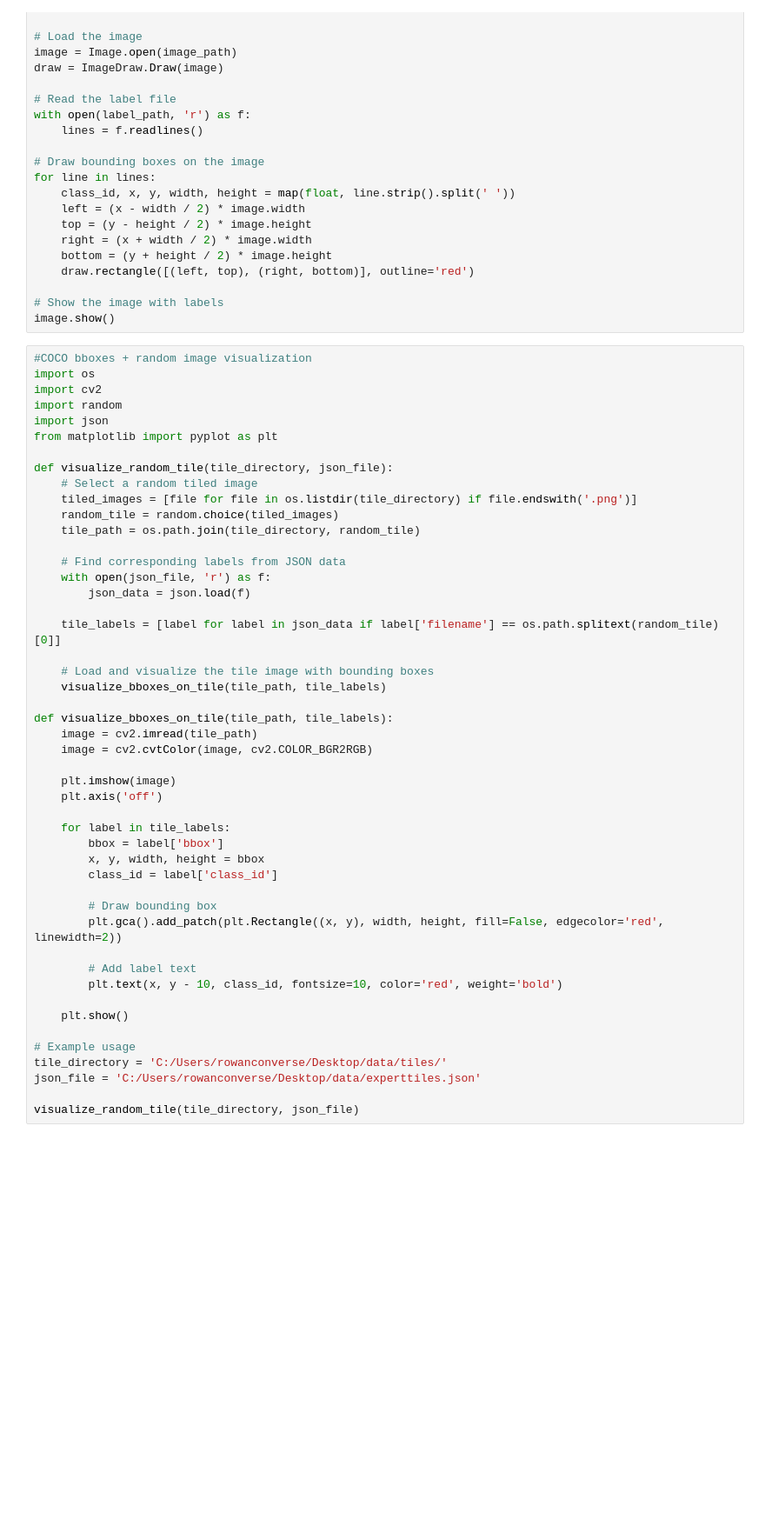
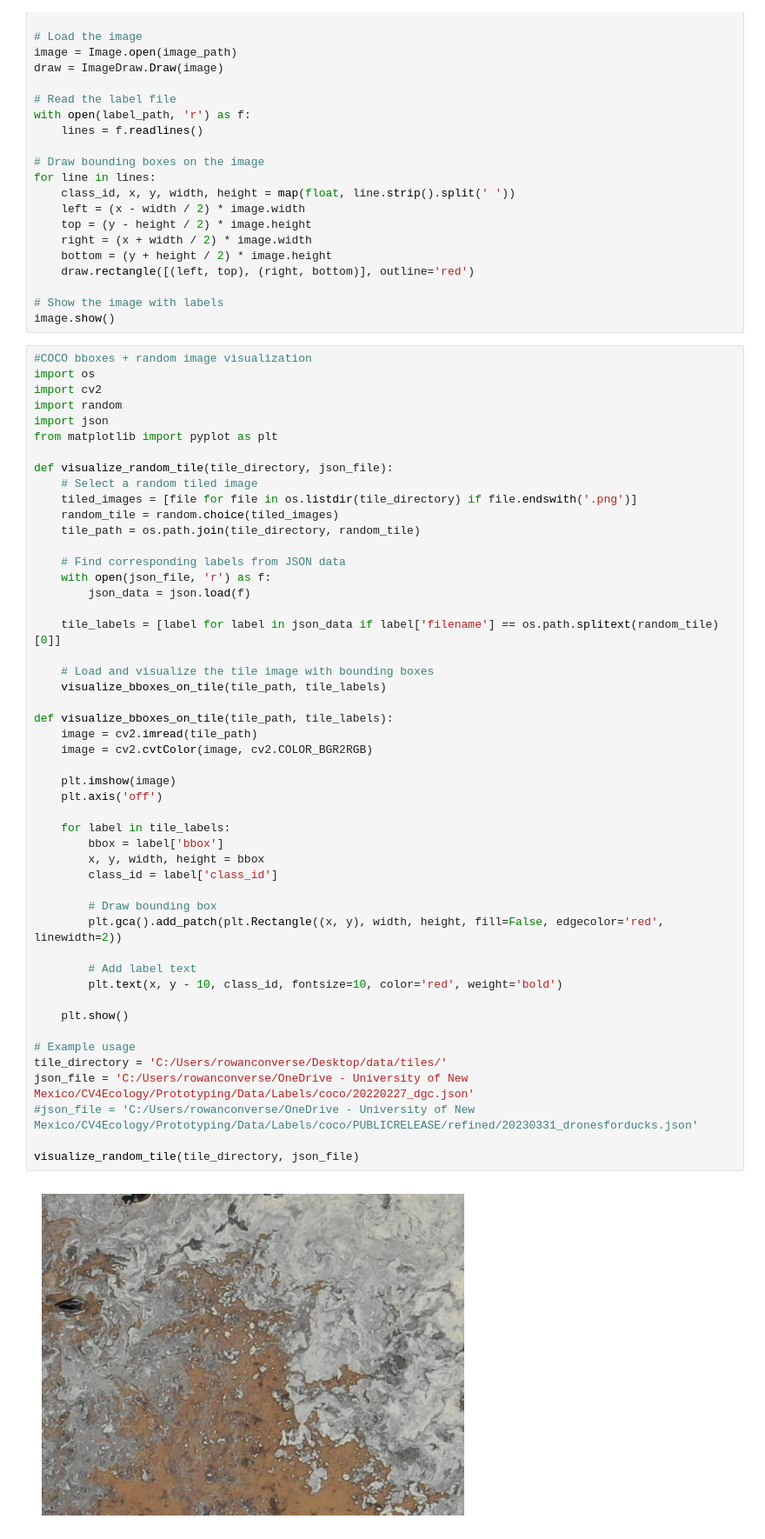
Before and after one commit to ASPIRE-collab/drones4ducks-optimizing, a Jupyter notebook: utils/Bbox_visualizations.ipynb, the cells around one changed output. Shown at 87% size. Drawn from its saved outputs; the diff is of its cells as text; blank space fills up the shorter version.

Commit message:
compare raw labels to refined labels

```diff
--- a/utils/Bbox_visualizations.ipynb
+++ b/utils/Bbox_visualizations.ipynb
@@ -59,31 +59,34 @@ def visualize_random_tile(tile_directory, json_file):
 
     tile_labels = [label for label in json_data if label['filename'] == os.path.splitext(random_tile)[0]]
 
     # Load and visualize the tile image with bounding boxes
     visualize_bboxes_on_tile(tile_path, tile_labels)
 
 def visualize_bboxes_on_tile(tile_path, tile_labels):
     image = cv2.imread(tile_path)
     image = cv2.cvtColor(image, cv2.COLOR_BGR2RGB)
 
     plt.imshow(image)
     plt.axis('off')
 
     for label in tile_labels:
         bbox = label['bbox']
         x, y, width, height = bbox
         class_id = label['class_id']
 
         # Draw bounding box
         plt.gca().add_patch(plt.Rectangle((x, y), width, height, fill=False, edgecolor='red', linewidth=2))
 
         # Add label text
         plt.text(x, y - 10, class_id, fontsize=10, color='red', weight='bold')
 
     plt.show()
 
 # Example usage
 tile_directory = 'C:/Users/rowanconverse/Desktop/data/tiles/'
-json_file = 'C:/Users/rowanconverse/Desktop/data/experttiles.json'
+json_file = 'C:/Users/rowanconverse/OneDrive - University of New Mexico/CV4Ecology/Prototyping/Data/Labels/coco/20220227_dgc.json'
+#json_file = 'C:/Users/rowanconverse/OneDrive - University of New Mexico/CV4Ecology/Prototyping/Data/Labels/coco/PUBLICRELEASE/refined/20230331_dronesforducks.json'
 
 visualize_random_tile(tile_directory, json_file)
+# %% [output]
+[figure, added]
```
Also changed, not shown: parts of 1 cell of this notebook.
